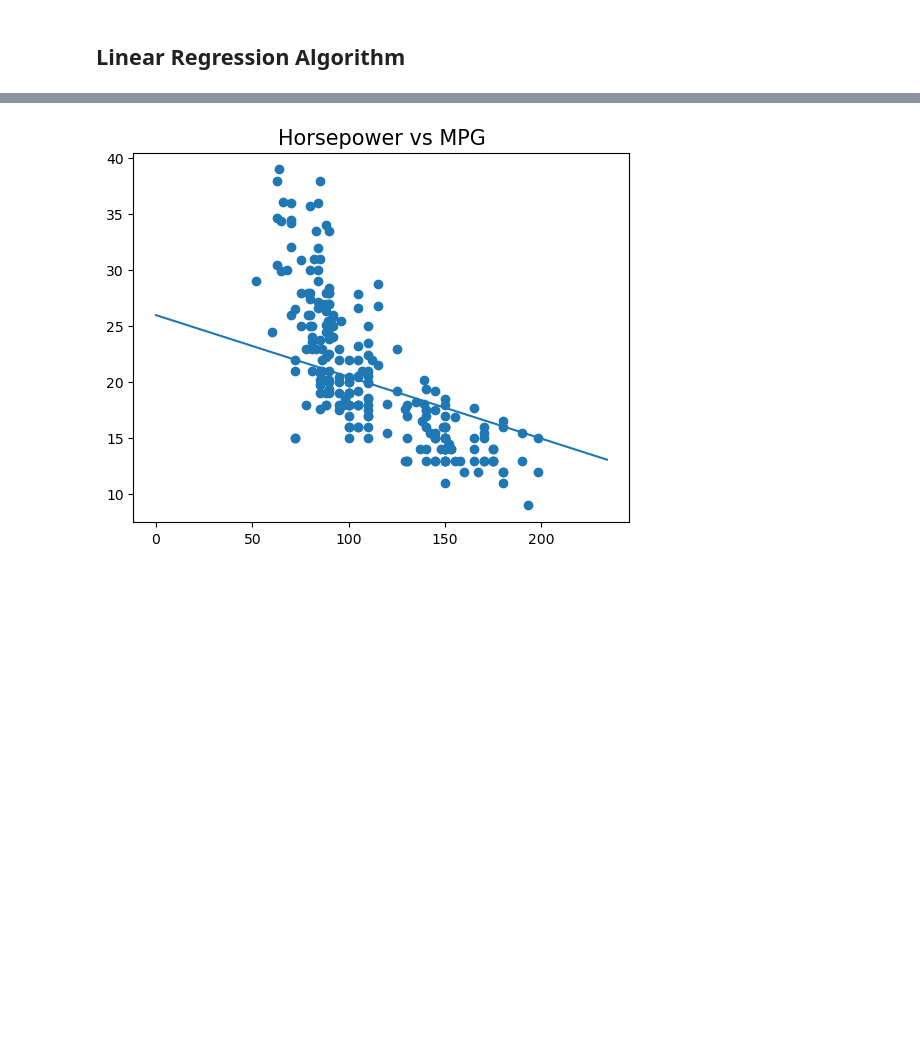
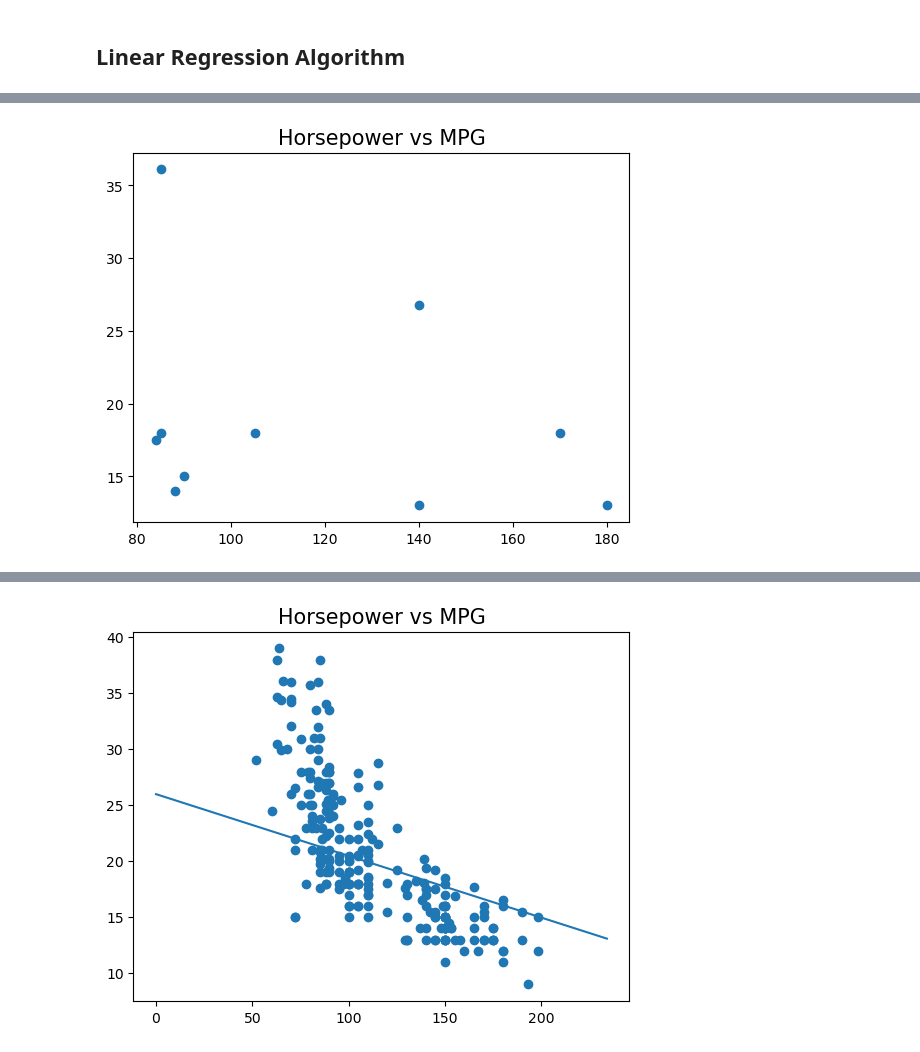
Before and after one commit to yonkeenn/LinearRegression, a Jupyter notebook: Model&Evaluate.ipynb, the cells around one changed output, grey strips where cells are left out. Cells and saved outputs as stored; diff of their text form; code cells hidden in the pictures; blank space fills up the shorter version.

```diff
--- a/Model&Evaluate.ipynb
+++ b/Model&Evaluate.ipynb
@@ -331,3 +316,19 @@ plt.show()
+# %%
+
+#i = [float(i) for i in np.random.randint(0, 235, 20)]
+
+x = [df_line["horsepower"][i] for i in np.random.randint(0, 235, 10)]
+y = [df_line["mpg"][i] for i in np.random.randint(0, 235, 10)]
+
+#x = [df_line["horsepower"][i] for i in range(0, 235)]
+#y = [df_line["mpg"][i] for i in range(0, 235)]
+
+plt.scatter(x, y)
+#plt.plot(x, y_pred)
+plt.title('Horsepower' + ' vs ' + 'MPG', fontsize = 15)
+plt.show()
+# %% [output]
+[figure, added]
 # %%
 x = [float(i) for i in range(len(model_lr))]
 y_pred = [ model_lr[204]['weight']*i + model_lr[204]['bias'] for i in x]
```
Also changed, not shown: parts of 15 cells of this notebook.
